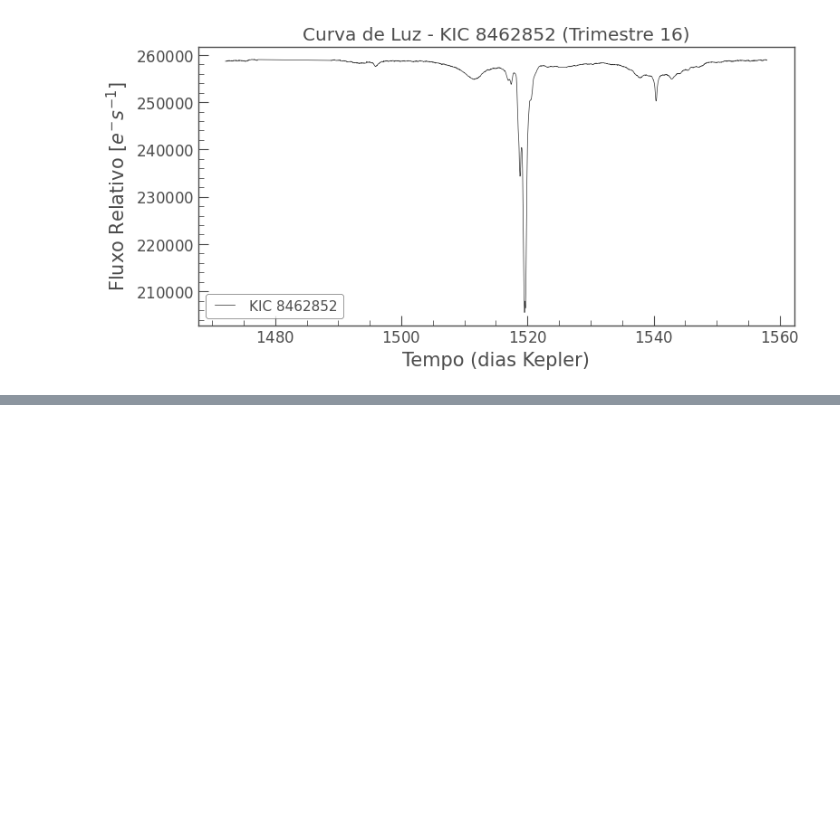
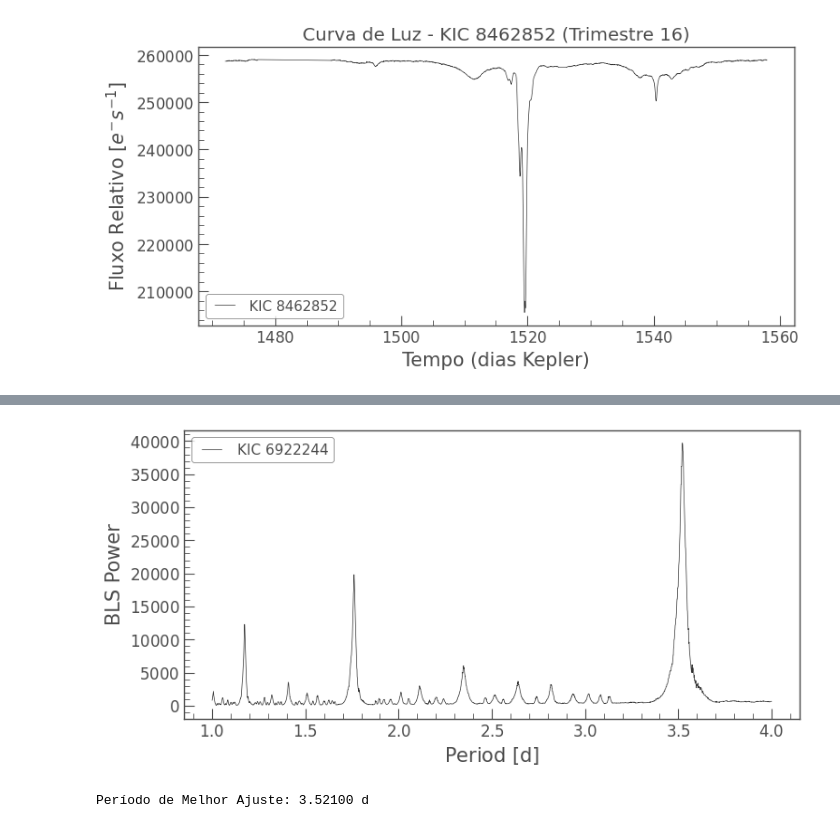
Before and after one commit to costandrad/find-exoplanets-with-nasa-data-and-python, a Jupyter notebook: src/find-exoplanets.ipynb, the cells around one changed output, grey strips where cells are left out. Cells and saved outputs as stored; diff of their text form; code cells hidden in the pictures; blank space fills up the shorter version.

```diff
--- a/src/find-exoplanets.ipynb
+++ b/src/find-exoplanets.ipynb
@@ -79,0 +110,13 @@ Análises que podem ser realizadas:
+# %%
+periodogram = flat_lc.to_periodogram(
+    method="bls",
+    period=np.arange(1, 4, 0.001))
+periodogram.plot();
+plt.show()
+# %% [output]
+[figure, added]
+# %%
+best_fit_period = periodogram.period_at_max_power
+print(f"Período de Melhor Ajuste: {best_fit_period:.5f}")
+# %% [output]
+Período de Melhor Ajuste: 3.52100 d
```
Also changed, not shown: parts of 32 cells of this notebook.
